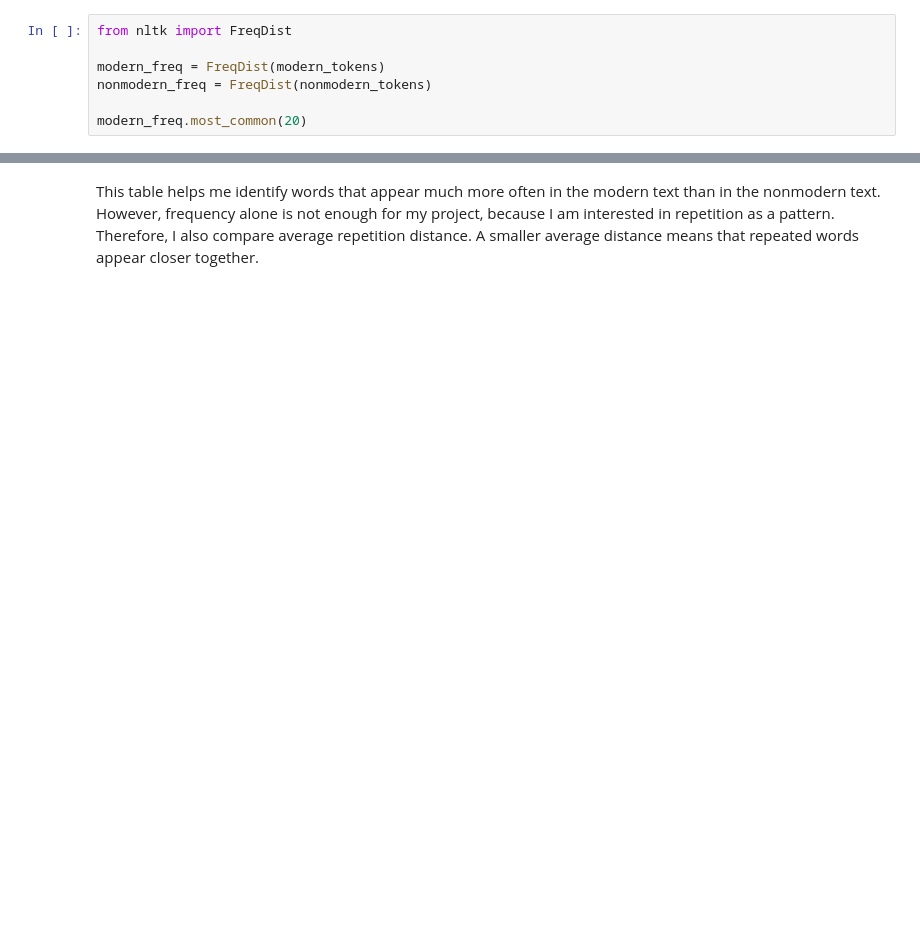
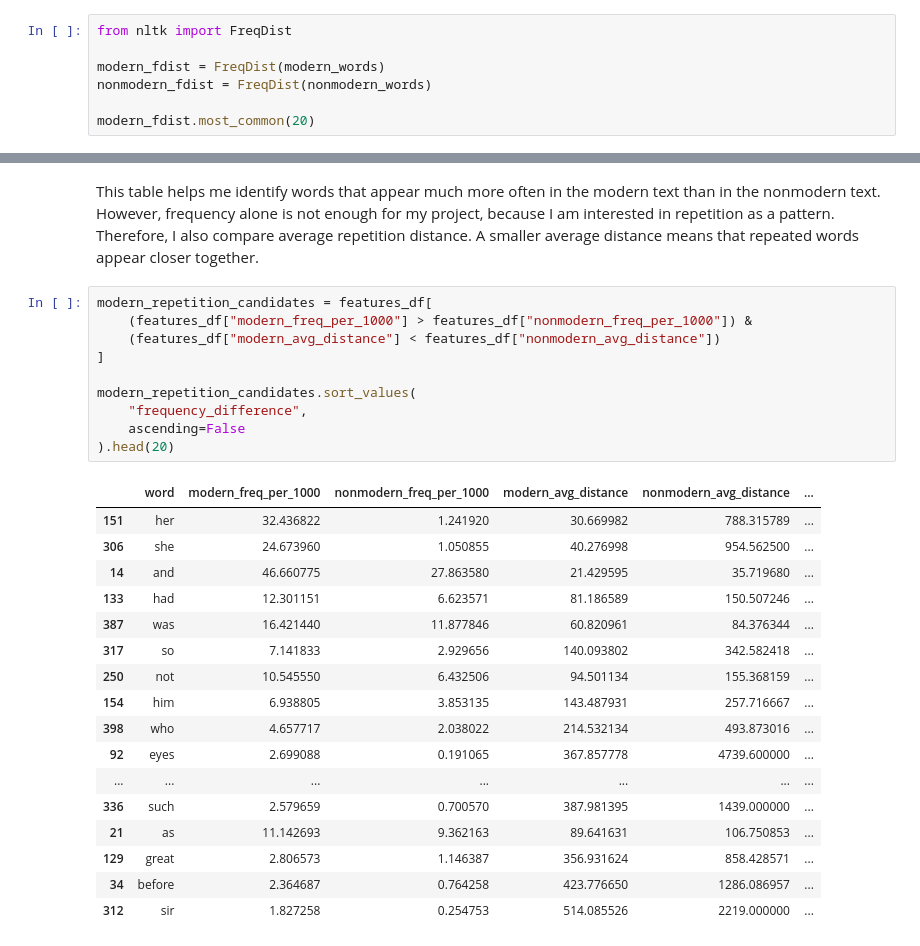
Before and after one commit to CiciXie-haotong/Modernism-Classifier, a Jupyter notebook: repetition_analysis.ipynb.ipynb, the cells around one changed output, grey strips where cells are left out. Cells and saved outputs as stored; diff of their text form; blank space fills up the shorter version.

```diff
--- a/repetition_analysis.ipynb.ipynb
+++ b/repetition_analysis.ipynb.ipynb
@@ -114,8 +114,8 @@ nonmodern_tokens = [word.lower() for word in nonmodern_tokens]
 # %%
 from nltk import FreqDist
 
-modern_freq = FreqDist(modern_tokens)
-nonmodern_freq = FreqDist(nonmodern_tokens)
+modern_fdist = FreqDist(modern_words)
+nonmodern_fdist = FreqDist(nonmodern_words)
 
-modern_freq.most_common(20)
+modern_fdist.most_common(20)
 # %% [output]
@@ -875,3 +899,31 @@ This table helps me identify words that appear much more often in the modern tex
 However, frequency alone is not enough for my project, because I am interested in repetition as a pattern.
 Therefore, I also compare average repetition distance.
 A smaller average distance means that repeated words appear closer together.
+# %%
+modern_repetition_candidates = features_df[
+    (features_df["modern_freq_per_1000"] > features_df["nonmodern_freq_per_1000"]) &
+    (features_df["modern_avg_distance"] < features_df["nonmodern_avg_distance"])
+]
+
+modern_repetition_candidates.sort_values(
+    "frequency_difference",
+    ascending=False
+).head(20)
+# %% [output]
+|  | word | modern_freq_per_1000 | nonmodern_freq_per_1000 | modern_avg_distance | nonmodern_avg_distance | ... |
+| 151 | her | 32.436822 | 1.241920 | 30.669982 | 788.315789 | ... |
+| 306 | she | 24.673960 | 1.050855 | 40.276998 | 954.562500 | ... |
+| 14 | and | 46.660775 | 27.863580 | 21.429595 | 35.719680 | ... |
+| 133 | had | 12.301151 | 6.623571 | 81.186589 | 150.507246 | ... |
+| 387 | was | 16.421440 | 11.877846 | 60.820961 | 84.376344 | ... |
+| 317 | so | 7.141833 | 2.929656 | 140.093802 | 342.582418 | ... |
+| 250 | not | 10.545550 | 6.432506 | 94.501134 | 155.368159 | ... |
+| 154 | him | 6.938805 | 3.853135 | 143.487931 | 257.716667 | ... |
+| 398 | who | 4.657717 | 2.038022 | 214.532134 | 493.873016 | ... |
+| 92 | eyes | 2.699088 | 0.191065 | 367.857778 | 4739.600000 | ... |
+| ... | ... | ... | ... | ... | ... | ... |
+| 336 | such | 2.579659 | 0.700570 | 387.981395 | 1439.000000 | ... |
+| 21 | as | 11.142693 | 9.362163 | 89.641631 | 106.750853 | ... |
+| 129 | great | 2.806573 | 1.146387 | 356.931624 | 858.428571 | ... |
+| 34 | before | 2.364687 | 0.764258 | 423.776650 | 1286.086957 | ... |
+| 312 | sir | 1.827258 | 0.254753 | 514.085526 | 2219.000000 | ... |
```
Also changed, not shown: parts of 16 cells of this notebook.
